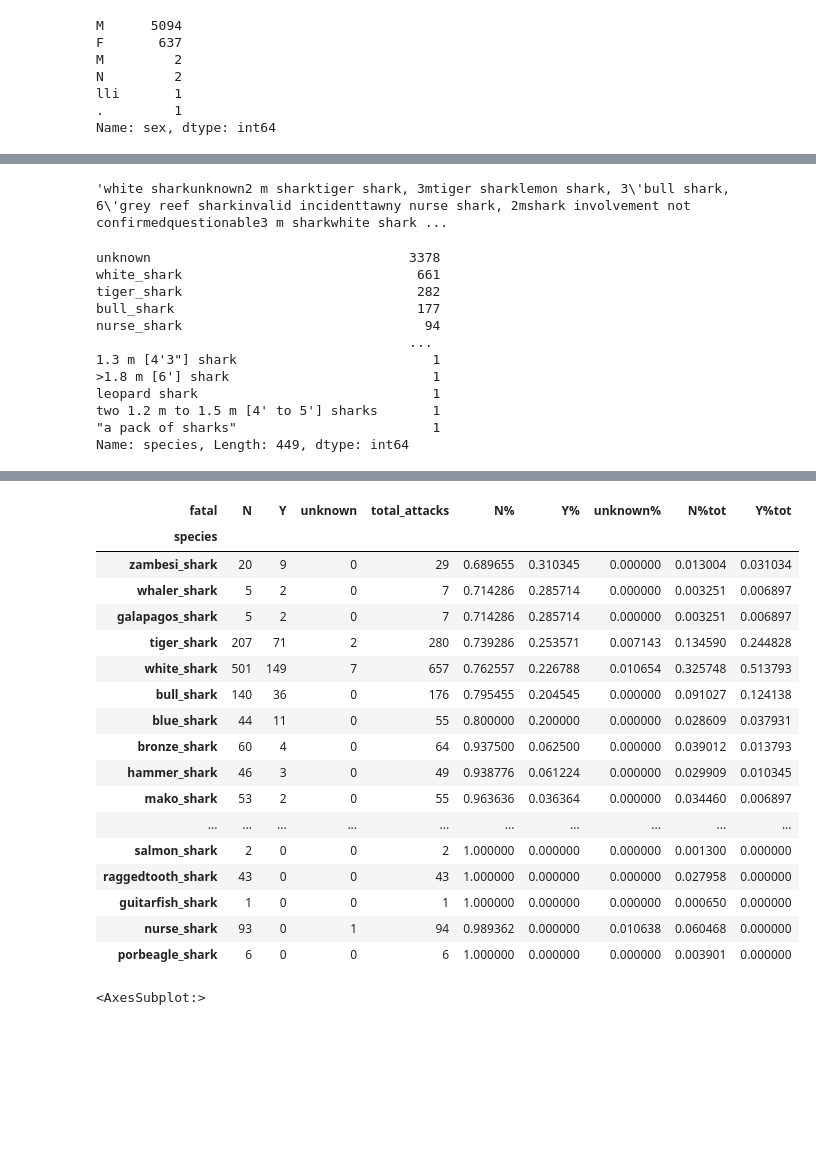
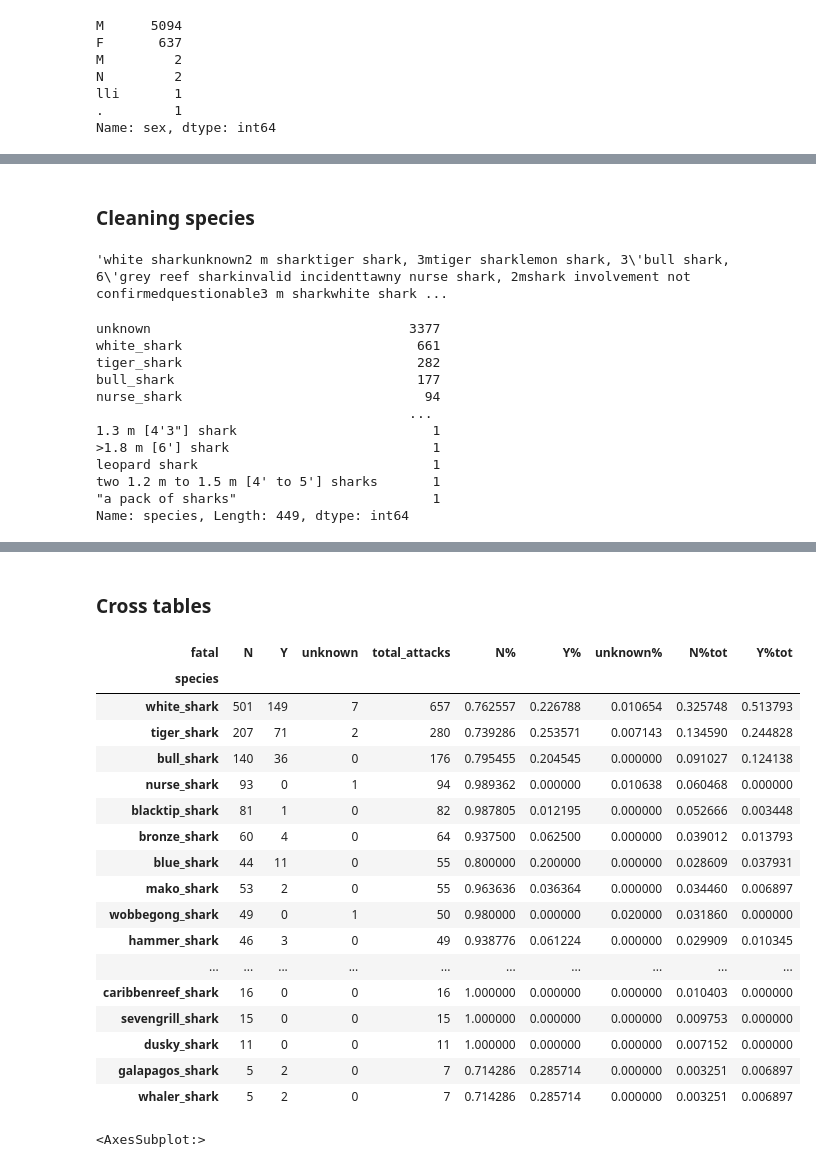
Before and after one commit to aliciahernansanz/-w2-project-pandas-Alicia-Hernansanz, a Jupyter notebook: data/shark_attacks.ipynb, the cells around one changed output, grey strips where cells are left out. Drawn from its saved outputs; the diff is of its cells as text; code cells hidden in the pictures; blank space fills up the shorter version.

Commit message:
cross tables

```diff
--- a/data/shark_attacks.ipynb
+++ b/data/shark_attacks.ipynb
@@ -265,5 +271,5 @@ nul_rows[nul_rows>10]
 25722    21
 dtype: int64
 # %%
-rows_delete=nul_rows[nul_rows>10]
-df.drop_duplicates(subset=rows_delete,inplace=True)
+rows_delete=nul_rows[nul_rows>10].index
+df.drop(rows_delete,axis=0,inplace=True)
@@ -553,9 +566,10 @@ df.loc[df['year']=='unknown']
 # %%
 df.at[187,'year']=2017
 df.at[6079,'year']=1836
-df.at[6302,'year']=1836
 # %%
 df['year']=df['year'].astype('int')
+# %% [markdown]
+### Cleaning species
 # %%
 df['species'].fillna('unknown', inplace=True)
 # %%
@@ -627,7 +641,7 @@ df.loc[df['species'].str.contains('canicula'), 'species'] = 'scyliorhinus canicu
 # %%
 df.species.value_counts()
 # %% [output]
-unknown                                 3378
+unknown                                 3377
 white_shark                              661
 tiger_shark                              282
 bull_shark                               177
@@ -649,41 +663,43 @@ especies.head()
 | 6 | unknown | 03-Jun-2018 | 2018 | Unprovoked | BRAZIL | Pernambuco | Piedade Beach, Recife | Swimming | Jose Ernesto da Silva | M | ... |
 | 7 | 2018-05-27 | 27-May-2018 | 2018 | Unprovoked | USA | Florida | Lighhouse Point Park, Ponce Inlet... | Fishing | male | M | ... |
 | 8 | unknown | 26-May-2018 | 2018 | Unprovoked | USA | Florida | Cocoa Beach, Brevard County | Walking | Cody High | M | ... |
+# %% [markdown]
+### Cross tables
 # %%
 #cross table para ver la relacion del tipo de especie con si un ataque es fatal o no
 
 cross_species=pd.crosstab(index=especies.species, columns=especies.fatal)
 
 cross_species['total_attacks']=(cross_species.N+cross_species.Y+cross_species.unknown)
 
 cross_species['N%']=cross_species.N/cross_species.total_attacks
 cross_species['Y%']=cross_species.Y/cross_species.total_attacks
 cross_species['unknown%']=cross_species.unknown/cross_species.total_attacks
 
 cross_species['N%tot']=cross_species.N/sum(cross_species.N)
 cross_species['Y%tot']=cross_species.Y/sum(cross_species.Y)
 
 
-cross_species.sort_values(by='Y%',ascending=False)   #ordenador por el que más veces ataca fatalmente/las veces que ataca
+cross_species[cross_species.total_attacks>6].sort_values(by='total_attacks',ascending=False)
 # %% [output]
 | fatal | N | Y | unknown | total_attacks | N% | Y% | unknown% | N%tot | Y%tot |
 | species |  |  |  |  |  |  |  |  |  |
-| zambesi_shark | 20 | 9 | 0 | 29 | 0.689655 | 0.310345 | 0.000000 | 0.013004 | 0.031034 |
+| white_shark | 501 | 149 | 7 | 657 | 0.762557 | 0.226788 | 0.010654 | 0.325748 | 0.513793 |
+| tiger_shark | 207 | 71 | 2 | 280 | 0.739286 | 0.253571 | 0.007143 | 0.134590 | 0.244828 |
+| bull_shark | 140 | 36 | 0 | 176 | 0.795455 | 0.204545 | 0.000000 | 0.091027 | 0.124138 |
+| nurse_shark | 93 | 0 | 1 | 94 | 0.989362 | 0.000000 | 0.010638 | 0.060468 | 0.000000 |
+| blacktip_shark | 81 | 1 | 0 | 82 | 0.987805 | 0.012195 | 0.000000 | 0.052666 | 0.003448 |
+| bronze_shark | 60 | 4 | 0 | 64 | 0.937500 | 0.062500 | 0.000000 | 0.039012 | 0.013793 |
+| blue_shark | 44 | 11 | 0 | 55 | 0.800000 | 0.200000 | 0.000000 | 0.028609 | 0.037931 |
+| mako_shark | 53 | 2 | 0 | 55 | 0.963636 | 0.036364 | 0.000000 | 0.034460 | 0.006897 |
+| wobbegong_shark | 49 | 0 | 1 | 50 | 0.980000 | 0.000000 | 0.020000 | 0.031860 | 0.000000 |
+| hammer_shark | 46 | 3 | 0 | 49 | 0.938776 | 0.061224 | 0.000000 | 0.029909 | 0.010345 |
+| ... | ... | ... | ... | ... | ... | ... | ... | ... | ... |
+| caribbenreef_shark | 16 | 0 | 0 | 16 | 1.000000 | 0.000000 | 0.000000 | 0.010403 | 0.000000 |
+| sevengrill_shark | 15 | 0 | 0 | 15 | 1.000000 | 0.000000 | 0.000000 | 0.009753 | 0.000000 |
+| dusky_shark | 11 | 0 | 0 | 11 | 1.000000 | 0.000000 | 0.000000 | 0.007152 | 0.000000 |
+| galapagos_shark | 5 | 2 | 0 | 7 | 0.714286 | 0.285714 | 0.000000 | 0.003251 | 0.006897 |
 | whaler_shark | 5 | 2 | 0 | 7 | 0.714286 | 0.285714 | 0.000000 | 0.003251 | 0.006897 |
-| galapagos_shark | 5 | 2 | 0 | 7 | 0.714286 | 0.285714 | 0.000000 | 0.003251 | 0.006897 |
-| tiger_shark | 207 | 71 | 2 | 280 | 0.739286 | 0.253571 | 0.007143 | 0.134590 | 0.244828 |
-| white_shark | 501 | 149 | 7 | 657 | 0.762557 | 0.226788 | 0.010654 | 0.325748 | 0.513793 |
-| bull_shark | 140 | 36 | 0 | 176 | 0.795455 | 0.204545 | 0.000000 | 0.091027 | 0.124138 |
-| blue_shark | 44 | 11 | 0 | 55 | 0.800000 | 0.200000 | 0.000000 | 0.028609 | 0.037931 |
-| bronze_shark | 60 | 4 | 0 | 64 | 0.937500 | 0.062500 | 0.000000 | 0.039012 | 0.013793 |
-| hammer_shark | 46 | 3 | 0 | 49 | 0.938776 | 0.061224 | 0.000000 | 0.029909 | 0.010345 |
-| mako_shark | 53 | 2 | 0 | 55 | 0.963636 | 0.036364 | 0.000000 | 0.034460 | 0.006897 |
-| ... | ... | ... | ... | ... | ... | ... | ... | ... | ... |
-| salmon_shark | 2 | 0 | 0 | 2 | 1.000000 | 0.000000 | 0.000000 | 0.001300 | 0.000000 |
-| raggedtooth_shark | 43 | 0 | 0 | 43 | 1.000000 | 0.000000 | 0.000000 | 0.027958 | 0.000000 |
-| guitarfish_shark | 1 | 0 | 0 | 1 | 1.000000 | 0.000000 | 0.000000 | 0.000650 | 0.000000 |
-| nurse_shark | 93 | 0 | 1 | 94 | 0.989362 | 0.000000 | 0.010638 | 0.060468 | 0.000000 |
-| porbeagle_shark | 6 | 0 | 0 | 6 | 1.000000 | 0.000000 | 0.000000 | 0.003901 | 0.000000 |
 # %%
 ten_years=df['fatal'].value_counts().plot(kind='bar')
 ten_years
```
Also changed, not shown: parts of 24 cells of this notebook.
